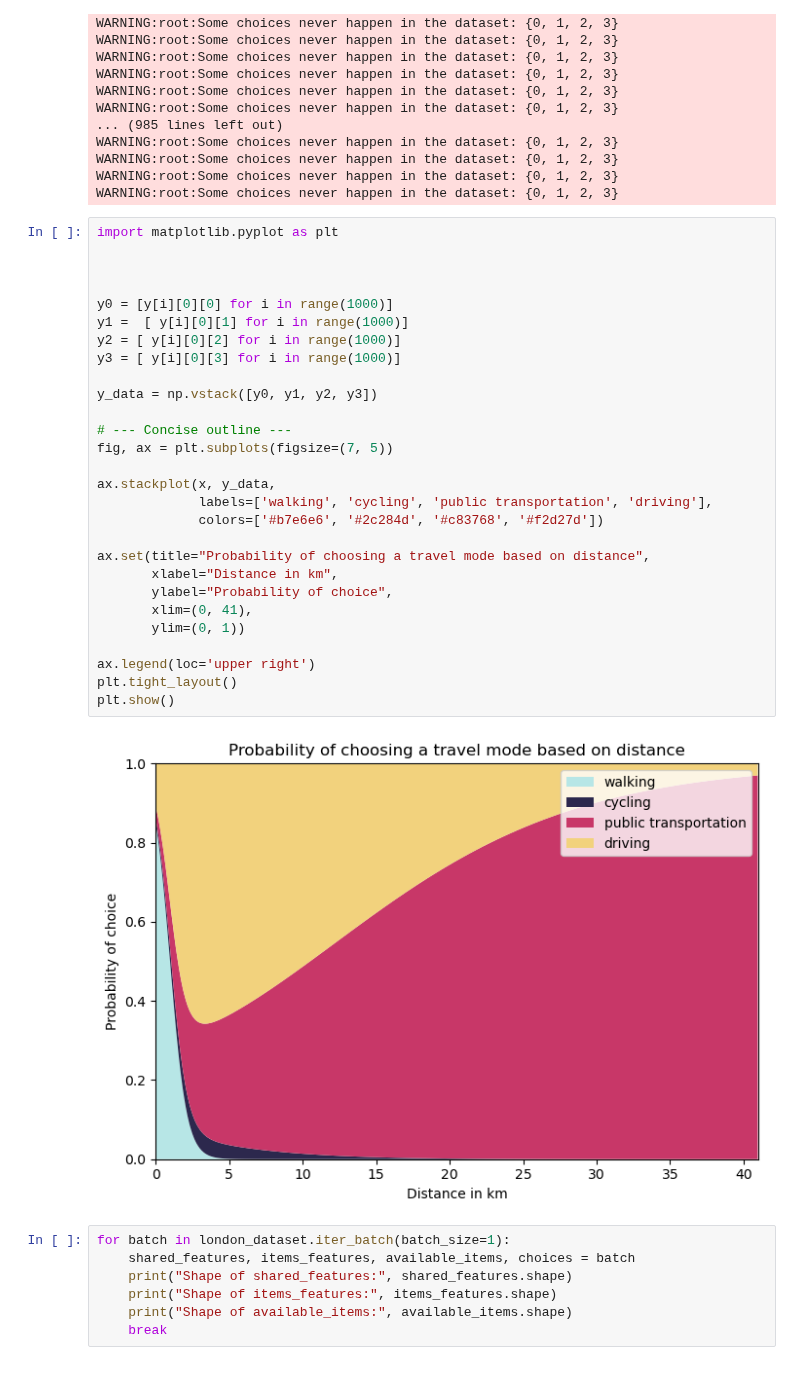
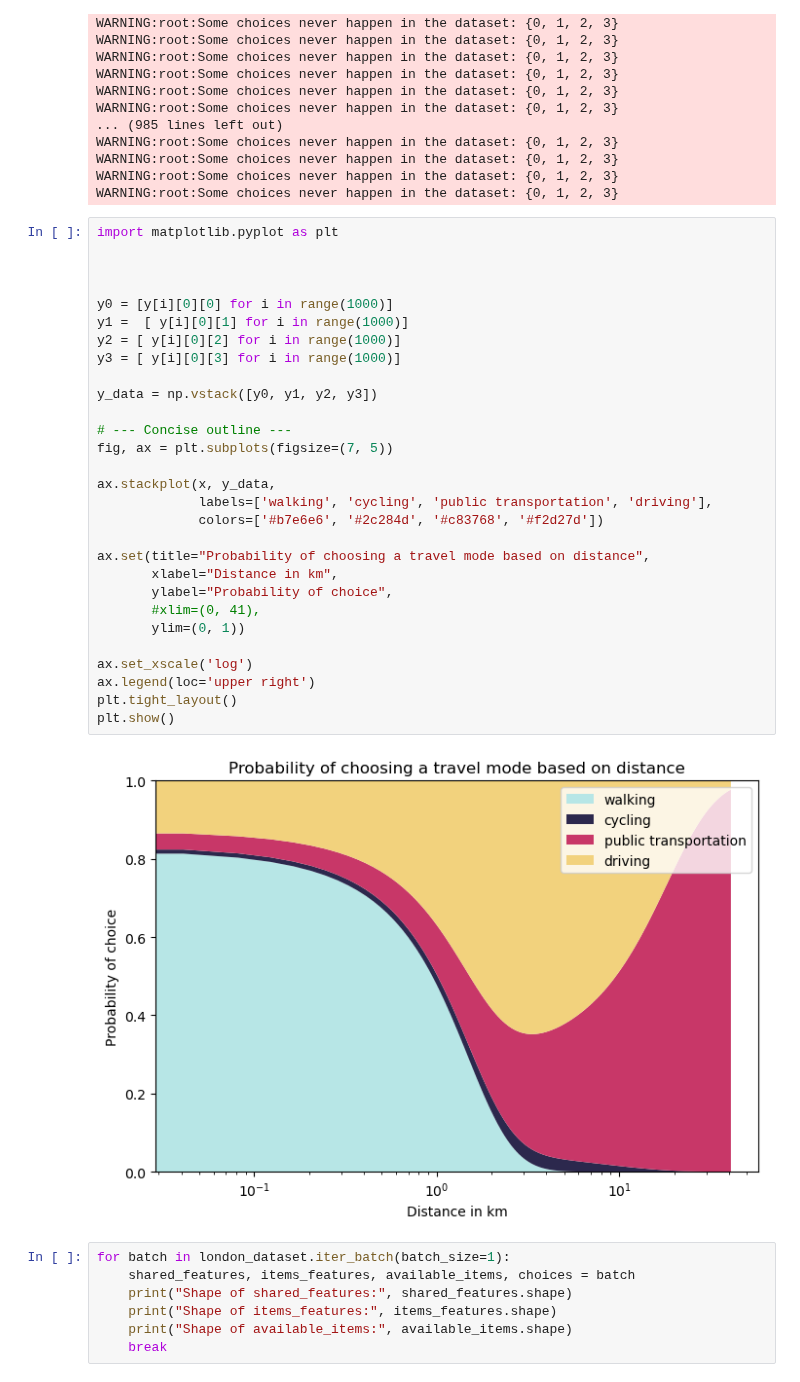
Before and after one commit to artefactory/choice-learn, a Jupyter notebook: notebooks/london_dataset.ipynb, the cells around one changed output. Cells and saved outputs as stored; diff of their text form.

```diff
--- a/notebooks/london_dataset.ipynb
+++ b/notebooks/london_dataset.ipynb
@@ -317,33 +317,34 @@ WARNING:root:Some choices never happen in the dataset: {0, 1, 2, 3}
 # %%
 import matplotlib.pyplot as plt
 
 
 
 y0 = [y[i][0][0] for i in range(1000)]
 y1 =  [ y[i][0][1] for i in range(1000)]
 y2 = [ y[i][0][2] for i in range(1000)]
 y3 = [ y[i][0][3] for i in range(1000)]
 
 y_data = np.vstack([y0, y1, y2, y3])
 
 # --- Concise outline ---
 fig, ax = plt.subplots(figsize=(7, 5))
 
 ax.stackplot(x, y_data,
              labels=['walking', 'cycling', 'public transportation', 'driving'],
              colors=['#b7e6e6', '#2c284d', '#c83768', '#f2d27d'])
 
 ax.set(title="Probability of choosing a travel mode based on distance",
        xlabel="Distance in km",
        ylabel="Probability of choice",
-       xlim=(0, 41),
+       #xlim=(0, 41),
        ylim=(0, 1))
 
+ax.set_xscale('log')
 ax.legend(loc='upper right')
 plt.tight_layout()
 plt.show()
 # %% [output]
-[figure, old version]
+[figure, new version]
 # %%
 for batch in london_dataset.iter_batch(batch_size=1):
     shared_features, items_features, available_items, choices = batch
```
Also changed, not shown: parts of 4 cells of this notebook, 2 other files.
